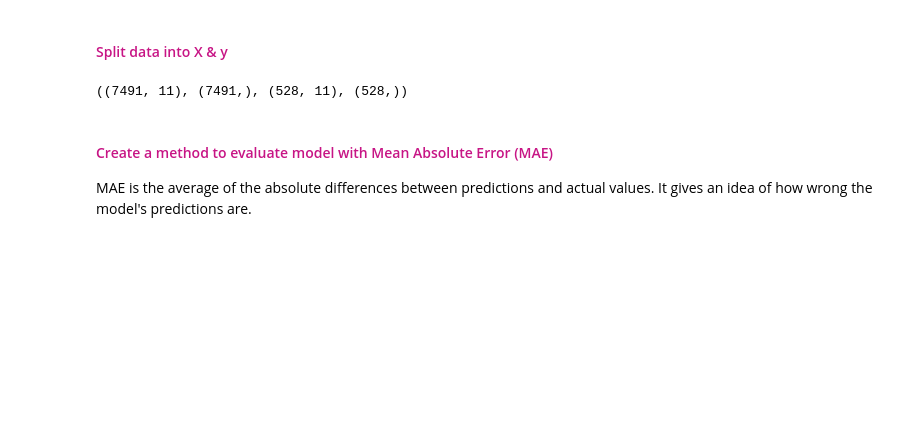
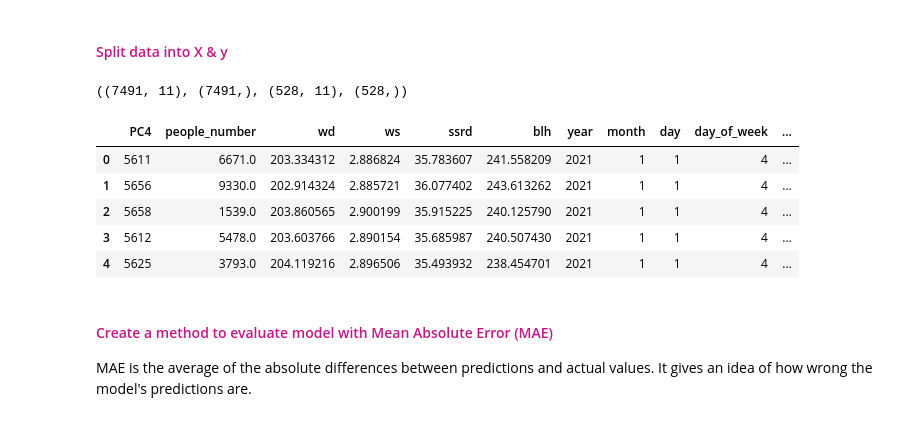
Before and after one commit to rawan-a-d/Air-Quality-Prediction, a Jupyter notebook: scikit_learn_modelling_full_data.ipynb, the cells around one changed output. Drawn from its saved outputs; the diff is of its cells as text; code cells hidden in the pictures; blank space fills up the shorter version.

```diff
--- a/scikit_learn_modelling_full_data.ipynb
+++ b/scikit_learn_modelling_full_data.ipynb
@@ -80,6 +81,15 @@ X_test, y_test = df_test.drop("pm2.5", axis=1), df_test["pm2.5"]
 X_train.shape, y_train.shape, X_test.shape, y_test.shape
 # %% [output]
 ((7491, 11), (7491,), (528, 11), (528,))
+# %%
+X_train.head()
+# %% [output]
+|  | PC4 | people_number | wd | ws | ssrd | blh | year | month | day | day_of_week | ... |
+| 0 | 5611 | 6671.0 | 203.334312 | 2.886824 | 35.783607 | 241.558209 | 2021 | 1 | 1 | 4 | ... |
+| 1 | 5656 | 9330.0 | 202.914324 | 2.885721 | 36.077402 | 243.613262 | 2021 | 1 | 1 | 4 | ... |
+| 2 | 5658 | 1539.0 | 203.860565 | 2.900199 | 35.915225 | 240.125790 | 2021 | 1 | 1 | 4 | ... |
+| 3 | 5612 | 5478.0 | 203.603766 | 2.890154 | 35.685987 | 240.507430 | 2021 | 1 | 1 | 4 | ... |
+| 4 | 5625 | 3793.0 | 204.119216 | 2.896506 | 35.493932 | 238.454701 | 2021 | 1 | 1 | 4 | ... |
 # %% [markdown]
 <h4><font color=mediumvioletred>Create a method to evaluate model with Mean Absolute Error (MAE)</font></h4>
 
```
Also changed, not shown: parts of 15 cells of this notebook.
